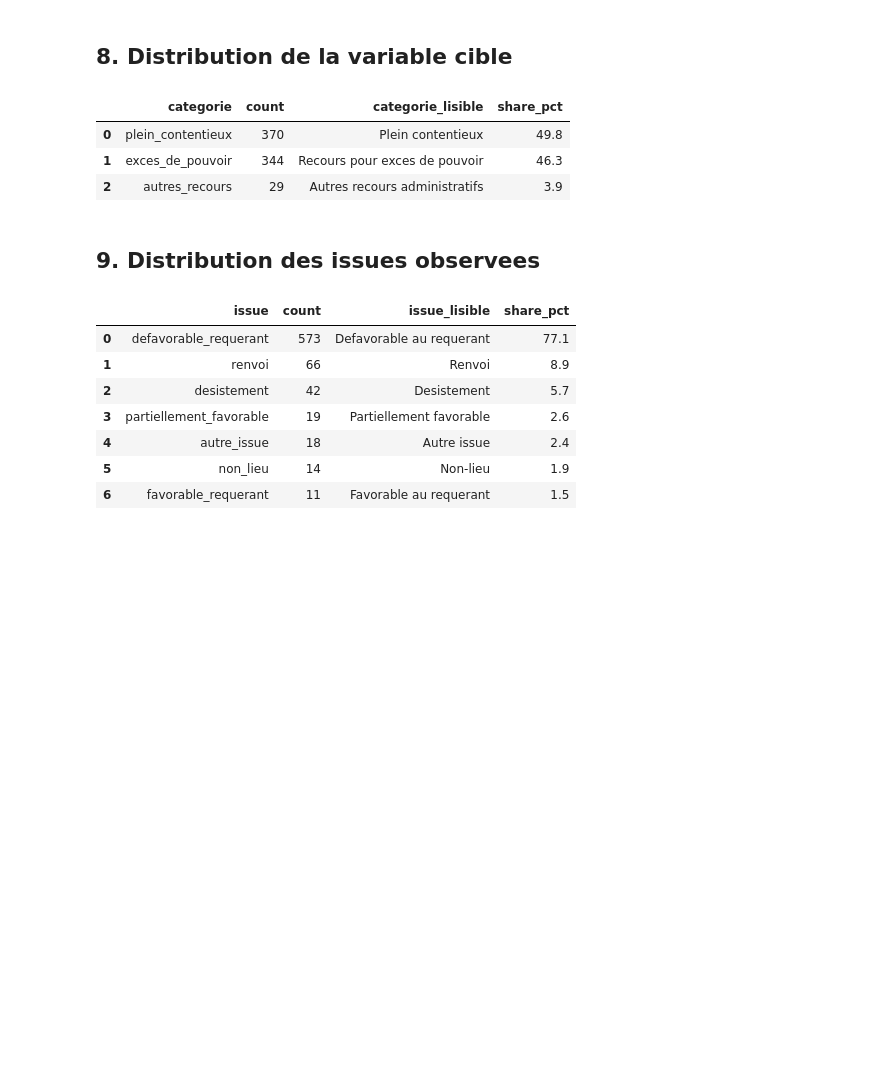
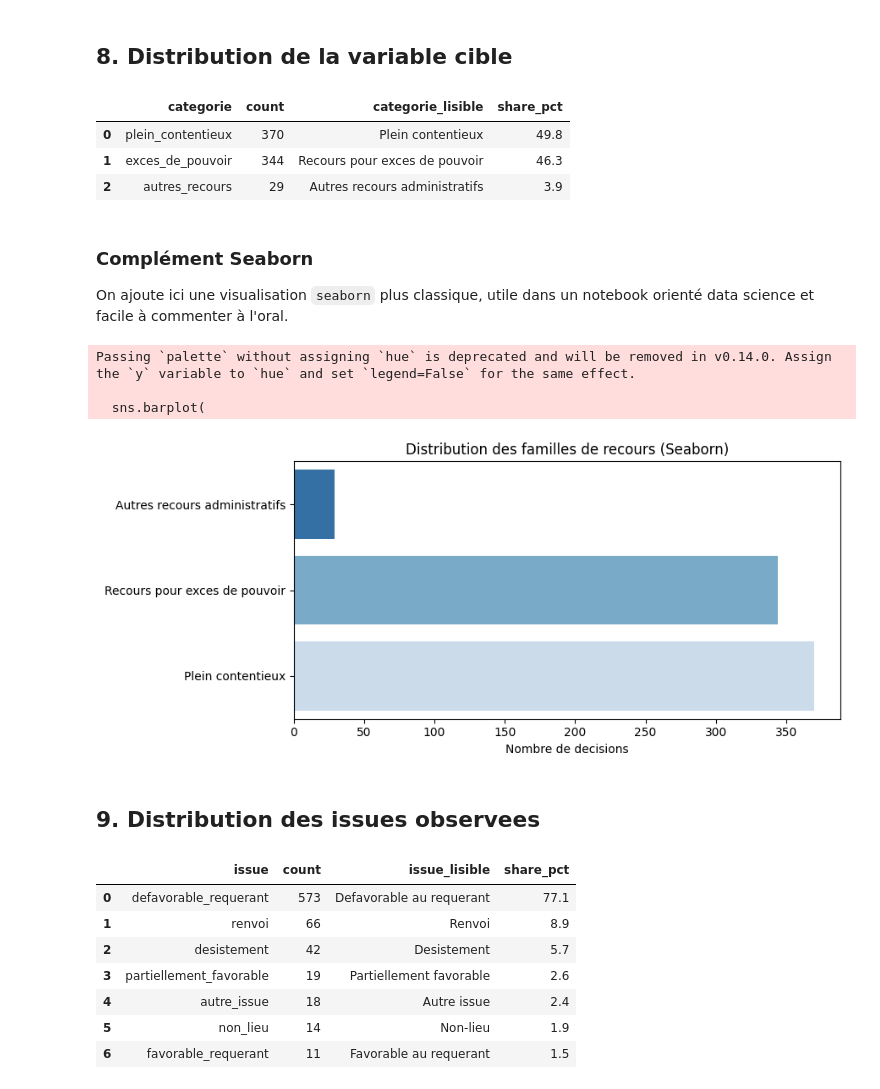
Before and after one commit to Theodore-6/Projet-final-S2-ML, a Jupyter notebook: notebooks/legal_admin_triage_complete.ipynb, the cells around one changed output. Drawn from its saved outputs; the diff is of its cells as text; code cells hidden in the pictures; blank space fills up the shorter version.

Commit message:
Enhance notebook and app analysis visuals

```diff
--- a/notebooks/legal_admin_triage_complete.ipynb
+++ b/notebooks/legal_admin_triage_complete.ipynb
@@ -280,6 +281,30 @@ fig = px.bar(
 fig.update_traces(texttemplate='%{text}%')
 fig.update_layout(template='plotly_white', height=360, xaxis_title='Nombre de decisions', yaxis_title='')
 fig.show()
+# %% [markdown]
+### Complément Seaborn
+
+On ajoute ici une visualisation `seaborn` plus classique, utile dans un notebook orienté data science et facile à commenter à l'oral.
+# %%
+import seaborn as sns
+
+plt.figure(figsize=(9, 4))
+sns.barplot(
+    data=category_counts.sort_values('count', ascending=True),
+    x='count',
+    y='categorie_lisible',
+    palette='Blues_r',
+)
+plt.title('Distribution des familles de recours (Seaborn)')
+plt.xlabel('Nombre de decisions')
+plt.ylabel('')
+plt.tight_layout()
+plt.show()
+# %% [output]
+Passing `palette` without assigning `hue` is deprecated and will be removed in v0.14.0. Assign the `y` variable to `hue` and set `legend=False` for the same effect.
+
+  sns.barplot(
+[figure, added]
 # %% [markdown]
 ## 9. Distribution des issues observees
 # %%
```
Also changed, not shown: parts of 11 cells of this notebook, 2 other files.
